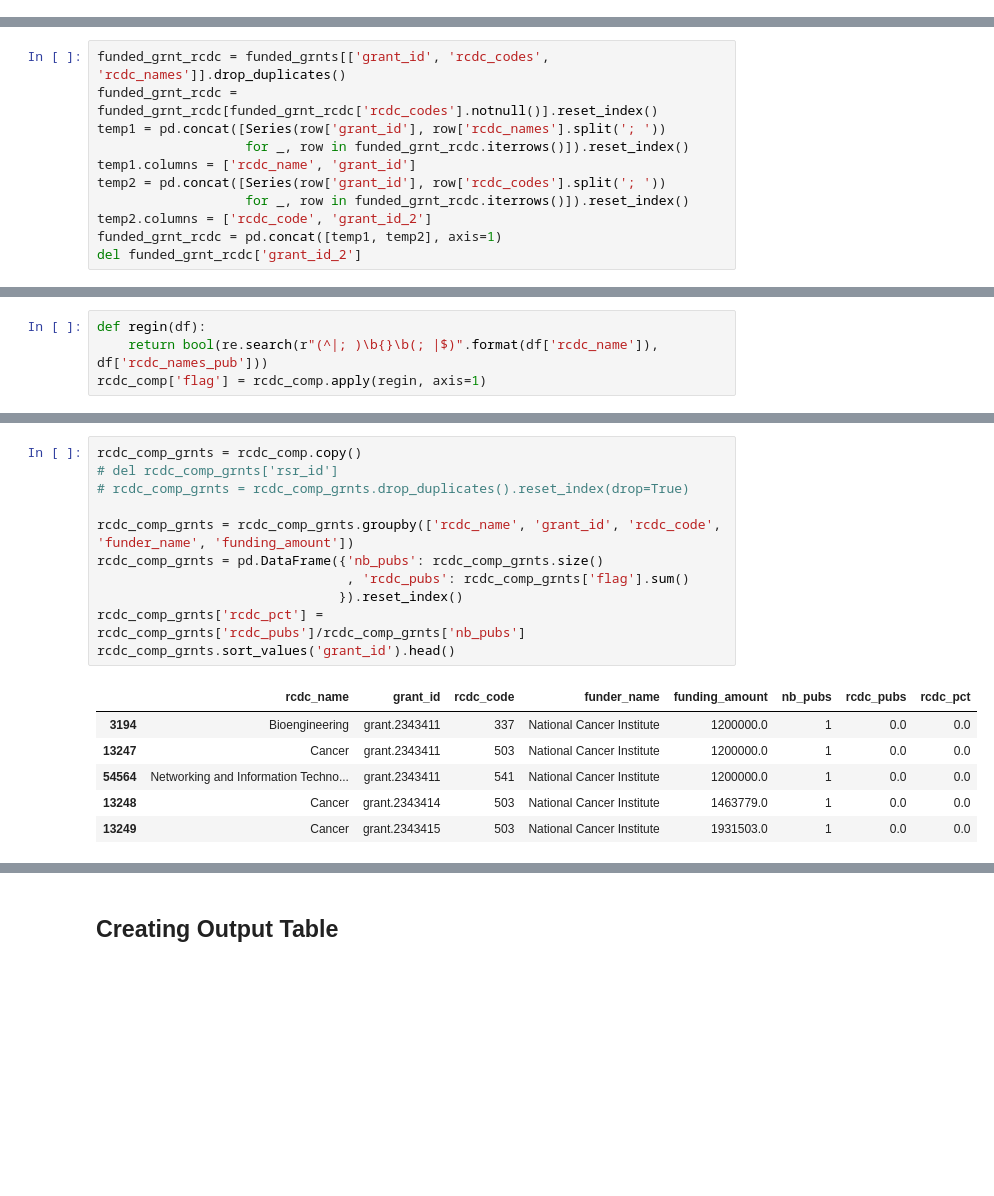
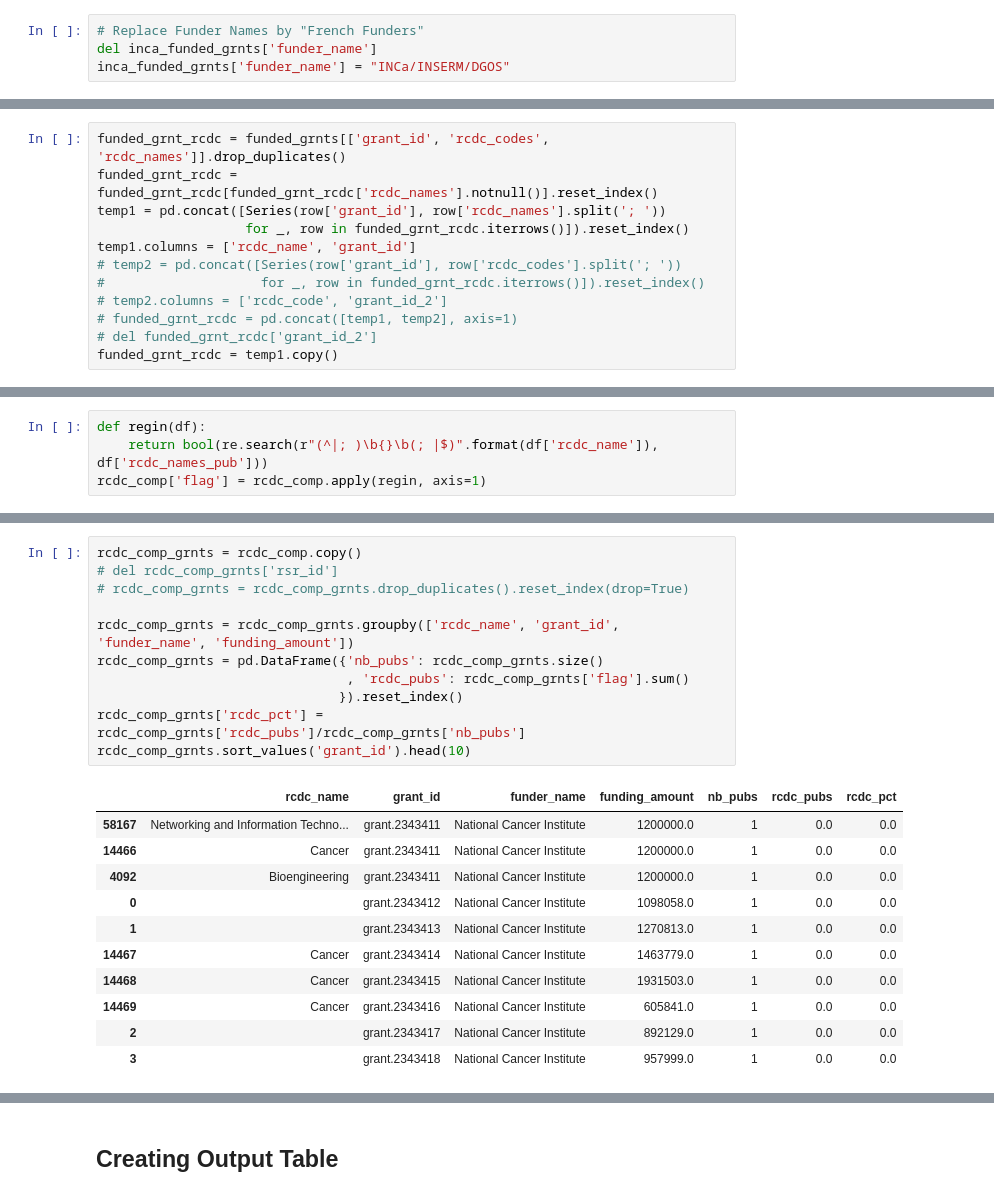
Before and after one commit to Coleridge-Initiative/helios, a Jupyter notebook: scripts/comparison_analysis.ipynb, the cells around one changed output, grey strips where cells are left out. Cells and saved outputs as stored; diff of their text form; blank space fills up the shorter version.

```diff
--- a/scripts/comparison_analysis.ipynb
+++ b/scripts/comparison_analysis.ipynb
@@ -38,6 +38,10 @@ inca_funders += ["Ministère des Affaires sociales et de la Santé"]
 inca_funded_grnts = inca_grnts[(inca_grnts['funder_name'].isin(inca_funders))
                                & (pd.DatetimeIndex(inca_grnts['start_date']).year>=2007)
                                & (pd.DatetimeIndex(inca_grnts['start_date']).year<=2012)].reset_index(drop=True)
+# %%
+# Replace Funder Names by "French Funders"
+del inca_funded_grnts['funder_name']
+inca_funded_grnts['funder_name'] = "INCa/INSERM/DGOS"
 # %%
 # Inca ORCID-responses: keep only when there was an ORCID response.
 inca_orcid_responses = inca_orcid_responses[inca_orcid_responses['ORCID Return']=="YES"].reset_index(drop=True)
@@ -627,15 +615,16 @@ max      23351.000000    223.000000
 #### Grant RCDC Codes
 # %%
 funded_grnt_rcdc = funded_grnts[['grant_id', 'rcdc_codes', 'rcdc_names']].drop_duplicates()
-funded_grnt_rcdc = funded_grnt_rcdc[funded_grnt_rcdc['rcdc_codes'].notnull()].reset_index()
+funded_grnt_rcdc = funded_grnt_rcdc[funded_grnt_rcdc['rcdc_names'].notnull()].reset_index()
 temp1 = pd.concat([Series(row['grant_id'], row['rcdc_names'].split('; '))
                    for _, row in funded_grnt_rcdc.iterrows()]).reset_index()
 temp1.columns = ['rcdc_name', 'grant_id']
-temp2 = pd.concat([Series(row['grant_id'], row['rcdc_codes'].split('; '))
-                   for _, row in funded_grnt_rcdc.iterrows()]).reset_index()
-temp2.columns = ['rcdc_code', 'grant_id_2']
-funded_grnt_rcdc = pd.concat([temp1, temp2], axis=1)
-del funded_grnt_rcdc['grant_id_2']
+# temp2 = pd.concat([Series(row['grant_id'], row['rcdc_codes'].split('; '))
+#                    for _, row in funded_grnt_rcdc.iterrows()]).reset_index()
+# temp2.columns = ['rcdc_code', 'grant_id_2']
+# funded_grnt_rcdc = pd.concat([temp1, temp2], axis=1)
+# del funded_grnt_rcdc['grant_id_2']
+funded_grnt_rcdc = temp1.copy()
 # %%
 funded_grnt_rcdc.head()
 # %% [output]
@@ -893,19 +883,24 @@ rcdc_comp.head()
 # %%
 rcdc_comp_grnts = rcdc_comp.copy()
 # del rcdc_comp_grnts['rsr_id']
 # rcdc_comp_grnts = rcdc_comp_grnts.drop_duplicates().reset_index(drop=True)
 
-rcdc_comp_grnts = rcdc_comp_grnts.groupby(['rcdc_name', 'grant_id', 'rcdc_code', 'funder_name', 'funding_amount'])
+rcdc_comp_grnts = rcdc_comp_grnts.groupby(['rcdc_name', 'grant_id', 'funder_name', 'funding_amount'])
 rcdc_comp_grnts = pd.DataFrame({'nb_pubs': rcdc_comp_grnts.size()
                                 , 'rcdc_pubs': rcdc_comp_grnts['flag'].sum()
                                }).reset_index()
 rcdc_comp_grnts['rcdc_pct'] = rcdc_comp_grnts['rcdc_pubs']/rcdc_comp_grnts['nb_pubs']
-rcdc_comp_grnts.sort_values('grant_id').head()
+rcdc_comp_grnts.sort_values('grant_id').head(10)
 # %% [output]
-|  | rcdc_name | grant_id | rcdc_code | funder_name | funding_amount | nb_pubs | rcdc_pubs | rcdc_pct |
-| 3194 | Bioengineering | grant.2343411 | 337 | National Cancer Institute | 1200000.0 | 1 | 0.0 | 0.0 |
-| 13247 | Cancer | grant.2343411 | 503 | National Cancer Institute | 1200000.0 | 1 | 0.0 | 0.0 |
-| 54564 | Networking and Information Techno... | grant.2343411 | 541 | National Cancer Institute | 1200000.0 | 1 | 0.0 | 0.0 |
-| 13248 | Cancer | grant.2343414 | 503 | National Cancer Institute | 1463779.0 | 1 | 0.0 | 0.0 |
-| 13249 | Cancer | grant.2343415 | 503 | National Cancer Institute | 1931503.0 | 1 | 0.0 | 0.0 |
+|  | rcdc_name | grant_id | funder_name | funding_amount | nb_pubs | rcdc_pubs | rcdc_pct |
+| 58167 | Networking and Information Techno... | grant.2343411 | National Cancer Institute | 1200000.0 | 1 | 0.0 | 0.0 |
+| 14466 | Cancer | grant.2343411 | National Cancer Institute | 1200000.0 | 1 | 0.0 | 0.0 |
+| 4092 | Bioengineering | grant.2343411 | National Cancer Institute | 1200000.0 | 1 | 0.0 | 0.0 |
+| 0 |  | grant.2343412 | National Cancer Institute | 1098058.0 | 1 | 0.0 | 0.0 |
+| 1 |  | grant.2343413 | National Cancer Institute | 1270813.0 | 1 | 0.0 | 0.0 |
+| 14467 | Cancer | grant.2343414 | National Cancer Institute | 1463779.0 | 1 | 0.0 | 0.0 |
+| 14468 | Cancer | grant.2343415 | National Cancer Institute | 1931503.0 | 1 | 0.0 | 0.0 |
+| 14469 | Cancer | grant.2343416 | National Cancer Institute | 605841.0 | 1 | 0.0 | 0.0 |
+| 2 |  | grant.2343417 | National Cancer Institute | 892129.0 | 1 | 0.0 | 0.0 |
+| 3 |  | grant.2343418 | National Cancer Institute | 957999.0 | 1 | 0.0 | 0.0 |
 # %%
```
Also changed, not shown: parts of 34 cells of this notebook, 6 other files.
